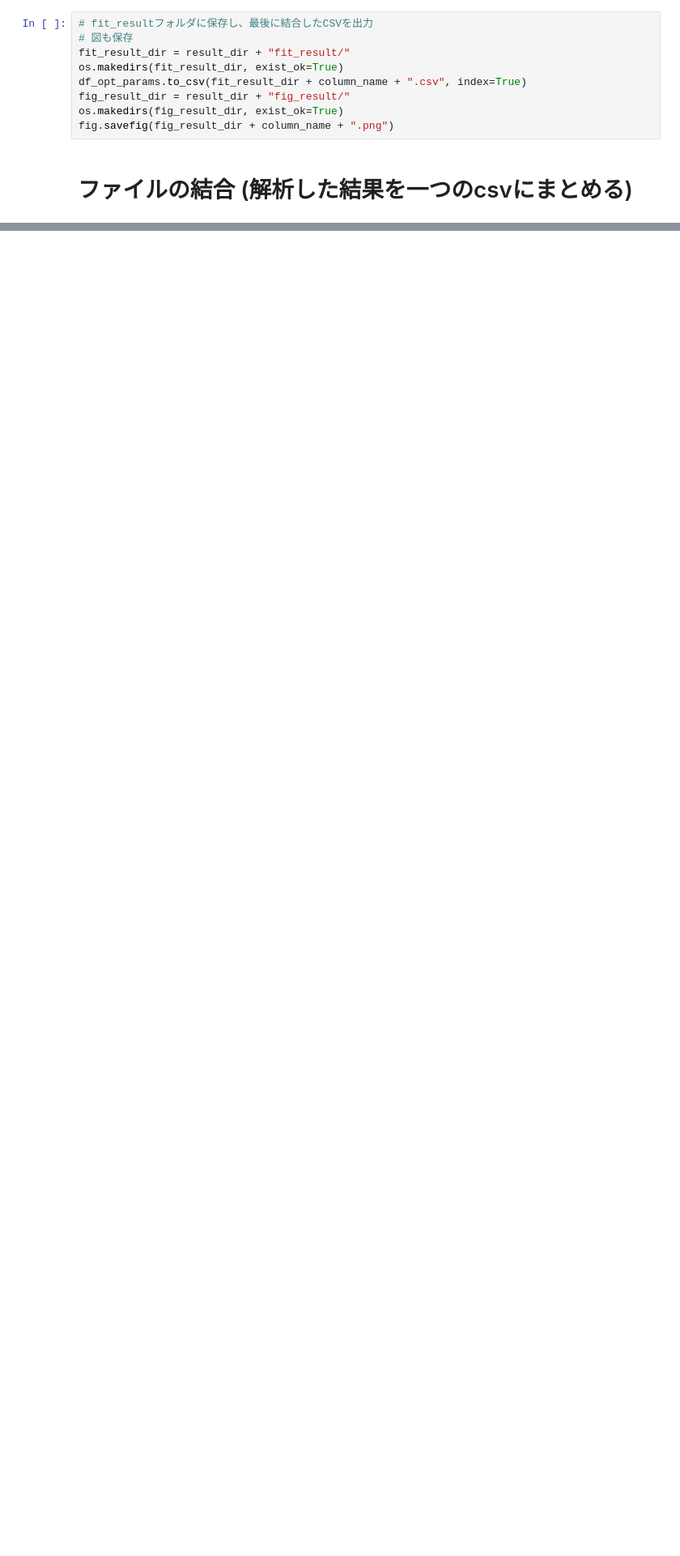
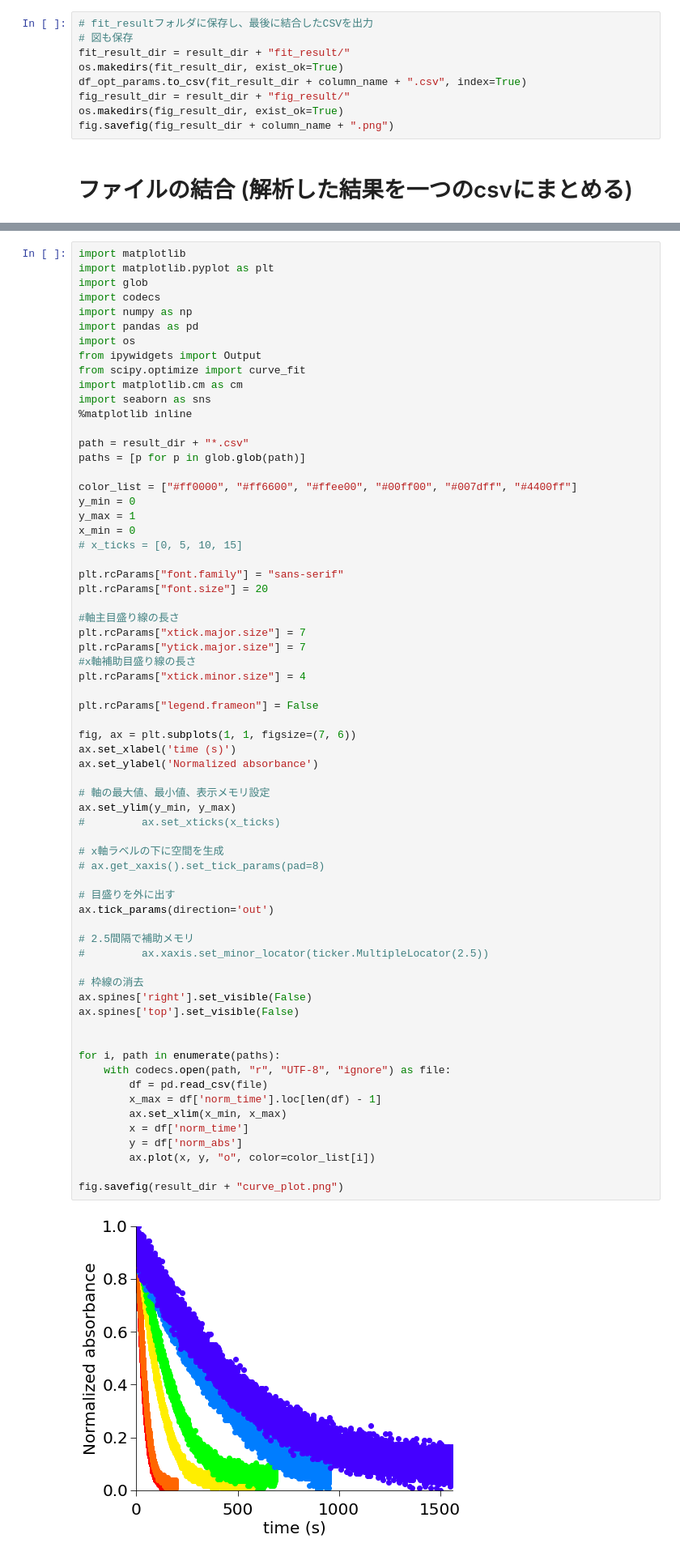
Before and after one commit to ryo0504/hjlab-decay-curve, a Jupyter notebook: src/select_curve.ipynb, the cells around one changed output, grey strips where cells are left out. Shown at 81% size. Saved outputs shown, nothing was run; the diff lists cells and outputs as text; blank space fills up the shorter version.

```diff
--- a/src/select_curve.ipynb
+++ b/src/select_curve.ipynb
@@ -339,0 +315,68 @@ array([1.05424222, 1.05281564, 1.0513724 , ..., 0.06164053, 0.06163534,
+# %%
+import matplotlib
+import matplotlib.pyplot as plt
+import glob
+import codecs
+import numpy as np
+import pandas as pd
+import os
+from ipywidgets import Output
+from scipy.optimize import curve_fit
+import matplotlib.cm as cm
+import seaborn as sns
+%matplotlib inline
+
+path = result_dir + "*.csv"
+paths = [p for p in glob.glob(path)]
+
+color_list = ["#ff0000", "#ff6600", "#ffee00", "#00ff00", "#007dff", "#4400ff"]
+y_min = 0
+y_max = 1
+x_min = 0
+# x_ticks = [0, 5, 10, 15]
+
+plt.rcParams["font.family"] = "sans-serif"
+plt.rcParams["font.size"] = 20
+
+#軸主目盛り線の長さ
+plt.rcParams["xtick.major.size"] = 7
+plt.rcParams["ytick.major.size"] = 7
+#x軸補助目盛り線の長さ
+plt.rcParams["xtick.minor.size"] = 4
+
+plt.rcParams["legend.frameon"] = False
+
+fig, ax = plt.subplots(1, 1, figsize=(7, 6))
+ax.set_xlabel('time (s)')
+ax.set_ylabel('Normalized absorbance')
+
+# 軸の最大値、最小値、表示メモリ設定
+ax.set_ylim(y_min, y_max)
+#         ax.set_xticks(x_ticks)
+
+# x軸ラベルの下に空間を生成
+# ax.get_xaxis().set_tick_params(pad=8)
+
+# 目盛りを外に出す
+ax.tick_params(direction='out')
+
+# 2.5間隔で補助メモリ
+#         ax.xaxis.set_minor_locator(ticker.MultipleLocator(2.5))
+
+# 枠線の消去
+ax.spines['right'].set_visible(False)
+ax.spines['top'].set_visible(False)
+
+
+for i, path in enumerate(paths):
+    with codecs.open(path, "r", "UTF-8", "ignore") as file:
+        df = pd.read_csv(file)
+        x_max = df['norm_time'].loc[len(df) - 1]
+        ax.set_xlim(x_min, x_max)
+        x = df['norm_time']
+        y = df['norm_abs']
+        ax.plot(x, y, "o", color=color_list[i])
+
+fig.savefig(result_dir + "curve_plot.png")
+# %% [output]
+[figure, added]
```
Also changed, not shown: parts of 12 cells of this notebook, 3 other files.
